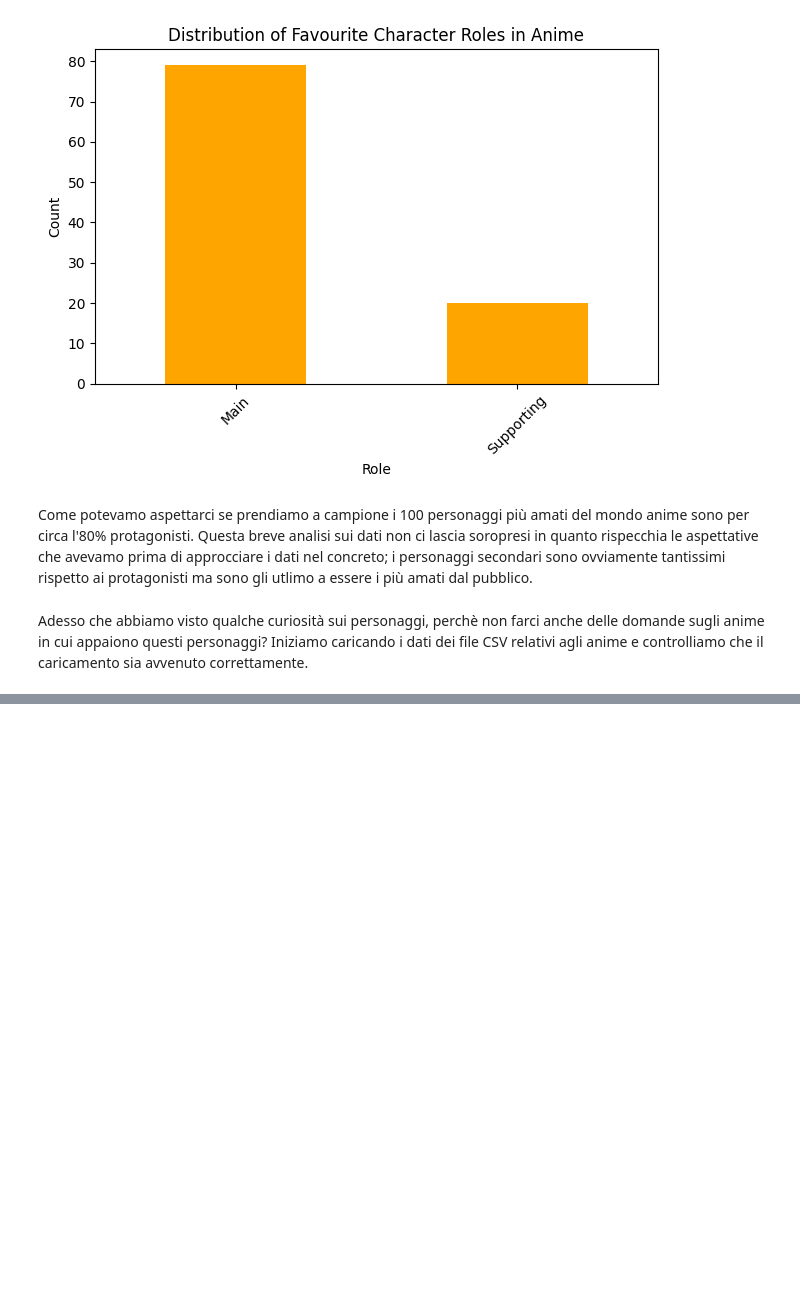
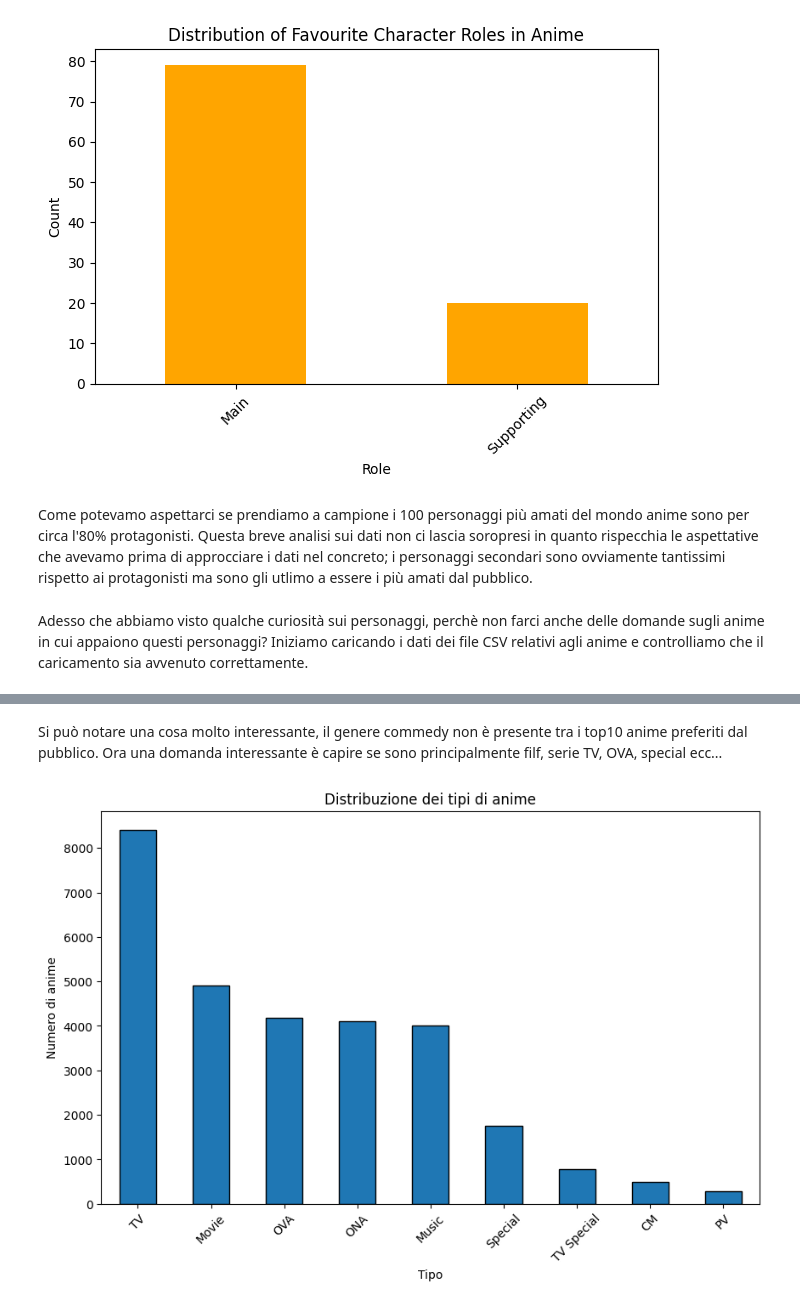
Before and after one commit to LeonardoFerraud/HCI---progetto-finale-Ferraud-Russo-2, a Jupyter notebook: Assigment25-26.ipynb, the cells around one changed output, grey strips where cells are left out. Cells and saved outputs as stored; diff of their text form; code cells hidden in the pictures; blank space fills up the shorter version.

```diff
--- a/Assigment25-26.ipynb
+++ b/Assigment25-26.ipynb
@@ -134,0 +193,14 @@ idee: migiori score/rank, anime piu votati (scored by), top generi, quali studi
+# %% [markdown]
+Si può notare una cosa molto interessante, il genere commedy non è presente tra i top10 anime preferiti dal pubblico.
+Ora una domanda interessante è capire se sono principalmente filf, serie TV, OVA, special ecc...
+# %%
+# Distribuzione dei tipi di anime
+plt.figure(figsize=(10, 6))
+details_df['type'].value_counts().plot(kind='bar', edgecolor='black')
+plt.title('Distribuzione dei tipi di anime')
+plt.xlabel('Tipo')
+plt.ylabel('Numero di anime')
+plt.xticks(rotation=45)
+plt.show()
+# %% [output]
+[figure, added]
```
Also changed, not shown: parts of 19 cells of this notebook.
